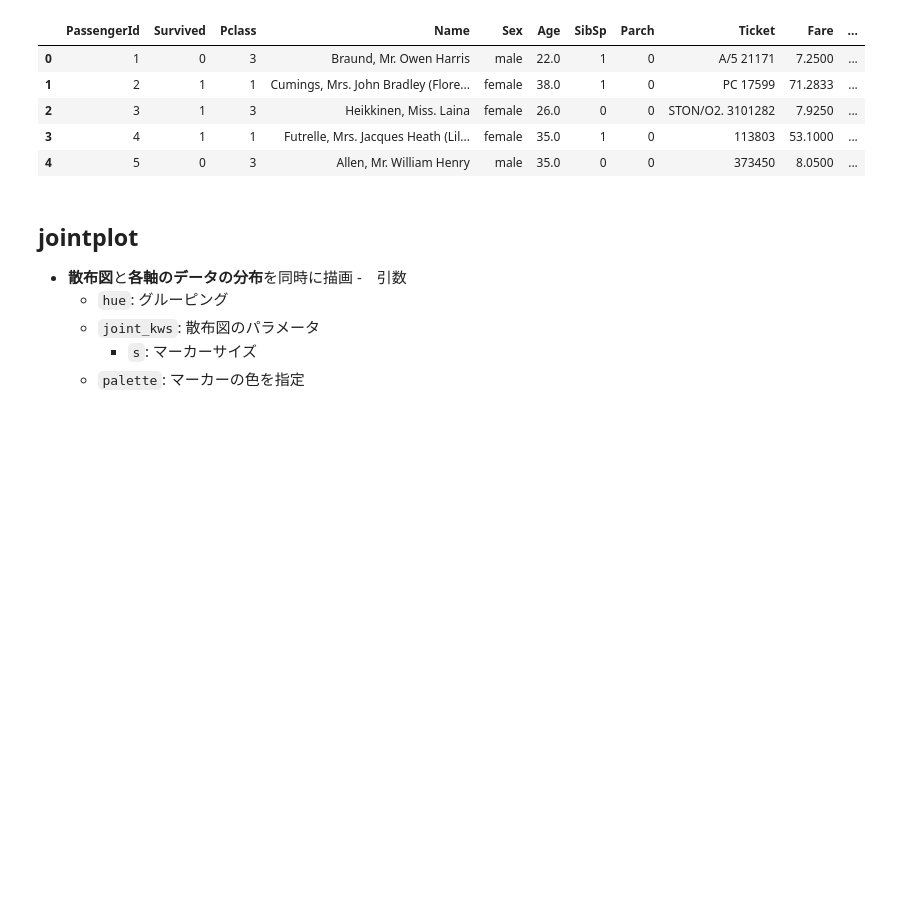
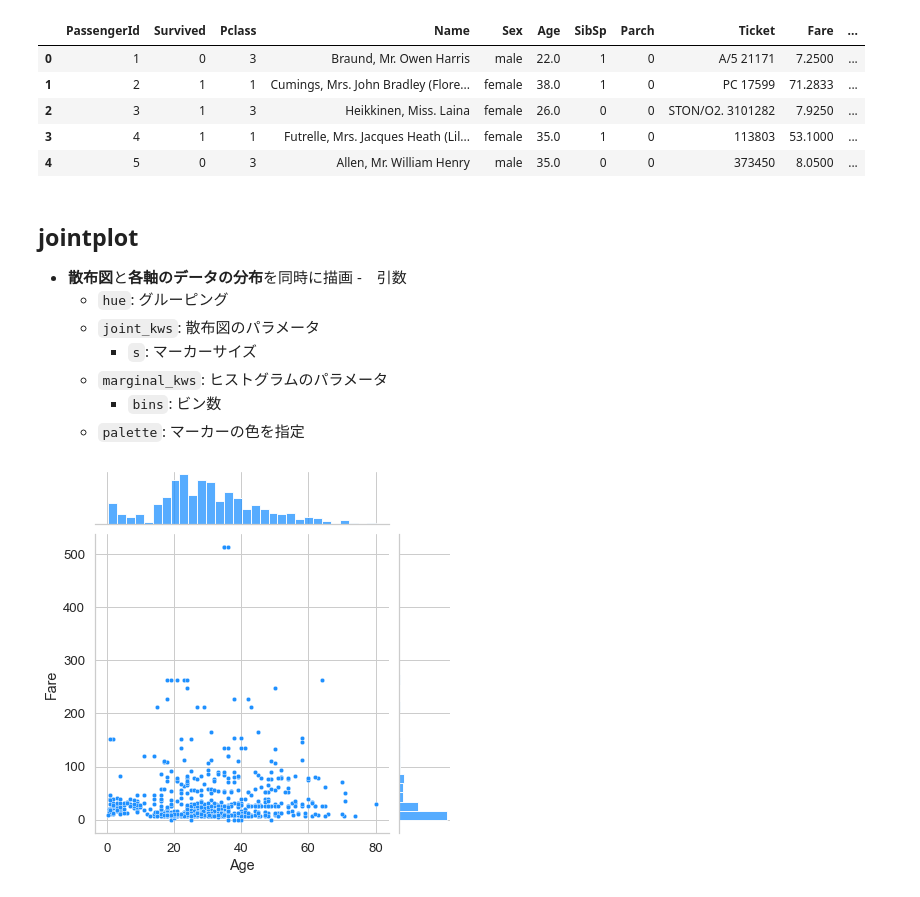
Before and after one commit to tkmyy/python-data-visualization, a Jupyter notebook: notebooks/scatter_plot.ipynb, the cells around one changed output. Cells and saved outputs as stored; diff of their text form; code cells hidden in the pictures; blank space fills up the shorter version.

```diff
--- a/notebooks/scatter_plot.ipynb
+++ b/notebooks/scatter_plot.ipynb
@@ -25,7 +25,20 @@ df.head()
     - `hue`: グルーピング
     - `joint_kws`: 散布図のパラメータ
         - `s`: マーカーサイズ
+    - `marginal_kws`: ヒストグラムのパラメータ
+        - `bins`: ビン数
     - `palette`: マーカーの色を指定
+# %%
+sns.jointplot(
+    data=df,
+    x="Age",
+    y="Fare",
+    joint_kws={"s": 20, "color": "dodgerblue"},
+    marginal_kws={"bins": 30, "color": "dodgerblue"}
+)
+plt.show()
+# %% [output]
+[figure, added]
 # %%
 sns.jointplot(
     data=df,
```
Also changed, not shown: parts of 3 cells of this notebook.
